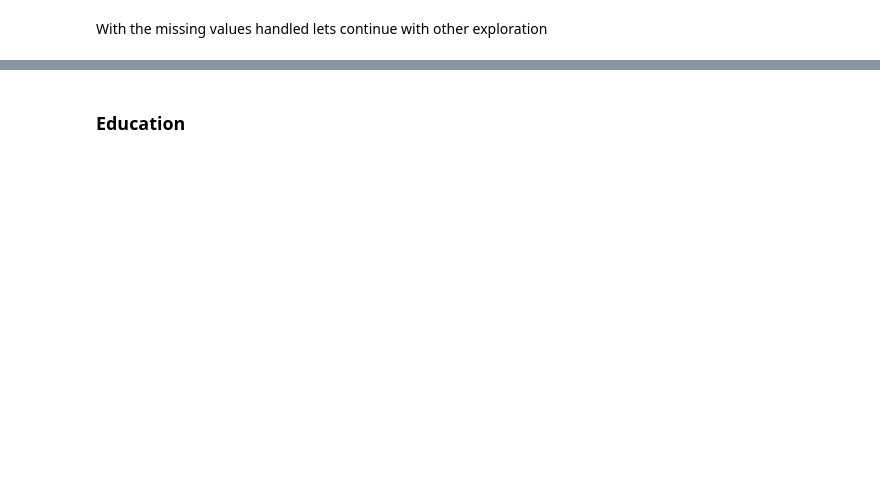
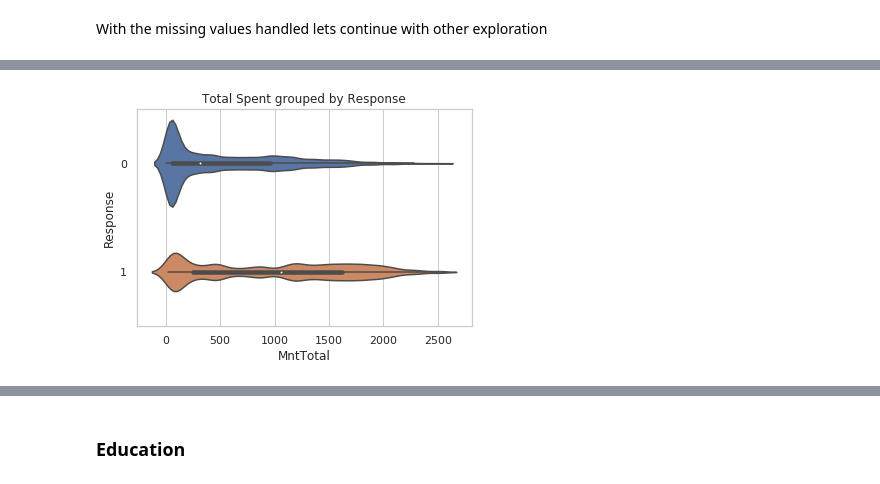
Before and after one commit to JKWilkins/iFood-Marketing-Campaign, a Jupyter notebook: mkt_proj.ipynb, the cells around one changed output, grey strips where cells are left out. Saved outputs shown, nothing was run; the diff lists cells and outputs as text; code cells hidden in the pictures; blank space fills up the shorter version.

```diff
--- a/mkt_proj.ipynb
+++ b/mkt_proj.ipynb
@@ -269,5 +305,7 @@ plt.savefig('.//images//Income_Response_ChildrenHome_Violinplot.png')
 # %%
-sns.violinplot(orient='h', x = mkt_no_out['MntTotal'], y = mkt_no_out['Response'], split = True, bw= 0.1).set(tittle ='Total Spent grouped by Repsonse')
+sns.violinplot(orient='h', x = mkt_no_out['MntTotal'], y = mkt_no_out['Response'], split = True, bw= 0.1).set(title ='Total Spent grouped by Response')
 plt.savefig('.//images//TotalSpent_Response_Violinplot.png')
+# %% [output]
+[figure, added]
 # %%
 sns.histplot(data = mkt_no_out, x = 'AcceptedCmpTotal', hue ='Response', multiple='dodge')
```
Also changed, not shown: parts of 32 cells of this notebook, 5 other files.
